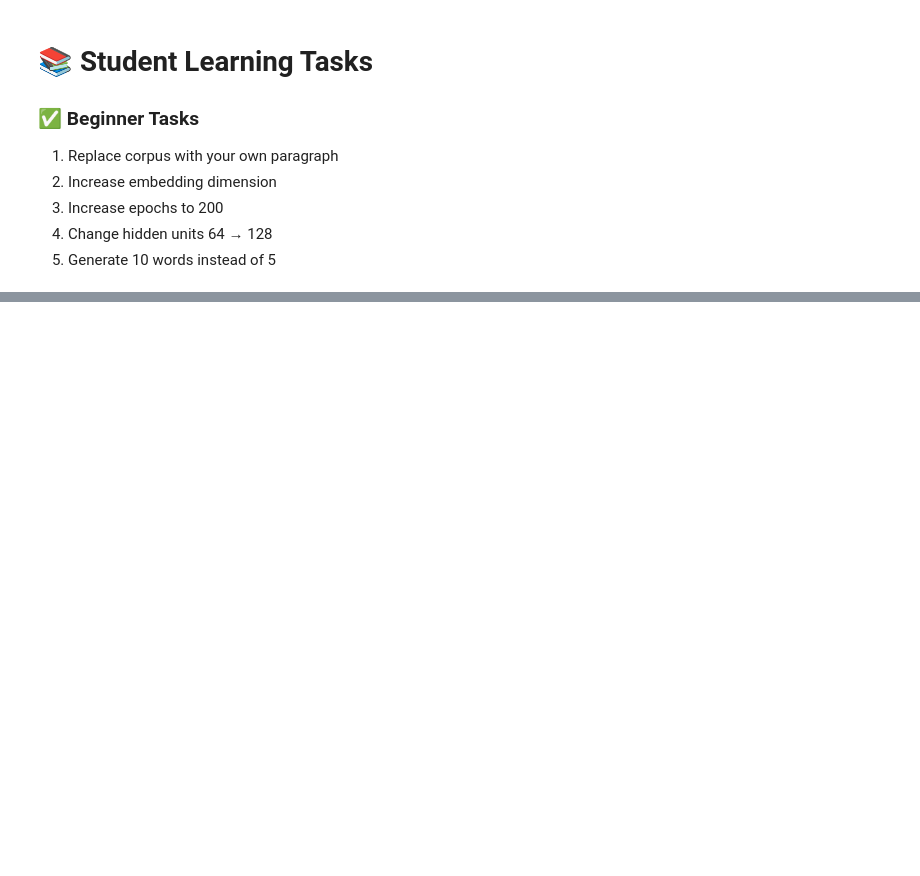
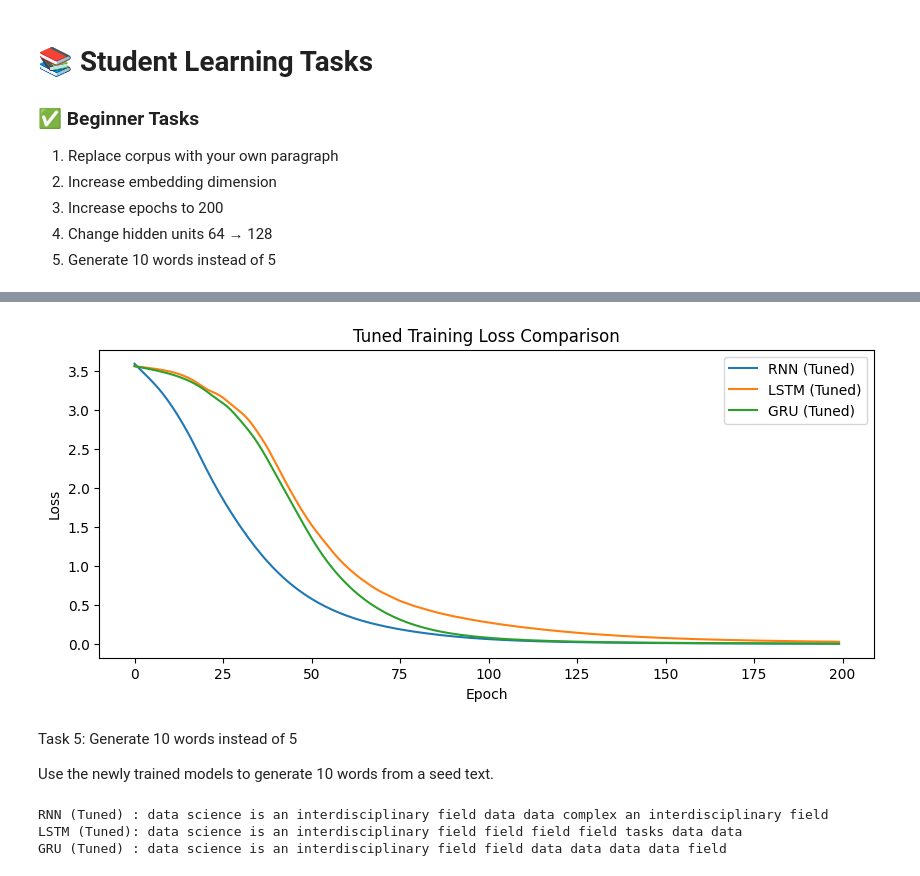
Before and after one commit to Rishabh-43/celebal_Week_1_Assignment, a Jupyter notebook: week5_Rishabh_Sah.ipynb, the cells around one changed output, grey strips where cells are left out. Cells and saved outputs as stored; diff of their text form; code cells hidden in the pictures; blank space fills up the shorter version.

```diff
--- a/week5_Rishabh_Sah.ipynb
+++ b/week5_Rishabh_Sah.ipynb
@@ -208,0 +203,10 @@ GRU : deep learning techniques are widely used in natural language processing ta
+# %%
+custom_corpus = '''
+data science is an interdisciplinary field
+machine learning algorithms learn from data
+deep neural networks excel at complex tasks
+natural language processing deals with text data
+computer vision interprets images and video
+artificial intelligence is the future
+'''
+print(custom_corpus)
@@ -208,0 +220,22 @@ GRU : deep learning techniques are widely used in natural language processing ta
+# %%
+custom_tokenizer = Tokenizer()
+custom_tokenizer.fit_on_texts([custom_corpus])
+
+custom_total_words = len(custom_tokenizer.word_index) + 1
+print("Custom Vocabulary size:", custom_total_words)
+
+custom_input_sequences = []
+for line in custom_corpus.split('\n'):
+    token_list = custom_tokenizer.texts_to_sequences([line])[0]
+    for i in range(1, len(token_list)):
+        n_gram_seq = token_list[:i+1]
+        custom_input_sequences.append(n_gram_seq)
+
+custom_max_len = max(len(seq) for seq in custom_input_sequences)
+custom_input_sequences = pad_sequences(custom_input_sequences, maxlen=custom_max_len, padding='pre')
+
+X_custom = custom_input_sequences[:, :-1]
+y_custom = custom_input_sequences[:, -1]
+
+print("X_custom shape:", X_custom.shape)
+print("y_custom shape:", y_custom.shape)
@@ -208,0 +305,42 @@ GRU : deep learning techniques are widely used in natural language processing ta
+# %%
+plt.figure(figsize=(10,4))
+plt.plot(rnn_history_tuned.history['loss'], label='RNN (Tuned)')
+plt.plot(lstm_history_tuned.history['loss'], label='LSTM (Tuned)')
+plt.plot(gru_history_tuned.history['loss'], label='GRU (Tuned)')
+plt.xlabel("Epoch")
+plt.ylabel("Loss")
+plt.title("Tuned Training Loss Comparison")
+plt.legend()
+plt.show()
+# %% [output]
+[figure, added]
+# %% [markdown]
+Task 5: Generate 10 words instead of 5
+
+Use the newly trained models to generate 10 words from a seed text.
+# %%
+# Helper function to generate text
+def generate_text_tuned(model, seed_text, next_words, tokenizer_obj, max_sequence_length):
+    for _ in range(next_words):
+        token_list = tokenizer_obj.texts_to_sequences([seed_text])[0]
+        token_list = pad_sequences([token_list], maxlen=max_sequence_length-1, padding='pre')
+        predicted_probs = model.predict(token_list, verbose=0)
+        predicted_word_index = np.argmax(predicted_probs, axis=-1)[0]
+
+        output_word = ""
+        for word, index in tokenizer_obj.word_index.items():
+            if index == predicted_word_index:
+                output_word = word
+                break
+        if output_word == "": # Handle cases where prediction is outside known vocab
+            output_word = "<unk>"
+        seed_text += " " + output_word
+    return seed_text
+
+print("RNN (Tuned) :", generate_text_tuned(rnn_model_tuned, "data science", 10, custom_tokenizer, custom_max_len))
+print("LSTM (Tuned):", generate_text_tuned(lstm_model_tuned, "data science", 10, custom_tokenizer, custom_max_len))
+print("GRU (Tuned) :", generate_text_tuned(gru_model_tuned, "data science", 10, custom_tokenizer, custom_max_len))
+# %% [output]
+RNN (Tuned) : data science is an interdisciplinary field data data complex an interdisciplinary field
+LSTM (Tuned): data science is an interdisciplinary field field field field tasks data data
+GRU (Tuned) : data science is an interdisciplinary field field data data data data field
```
Also changed, not shown: parts of 16 cells of this notebook.
